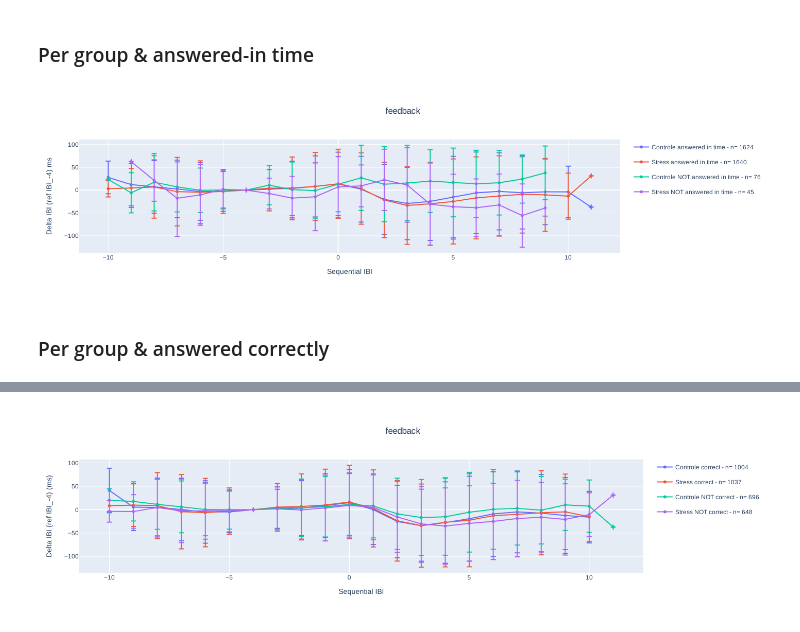
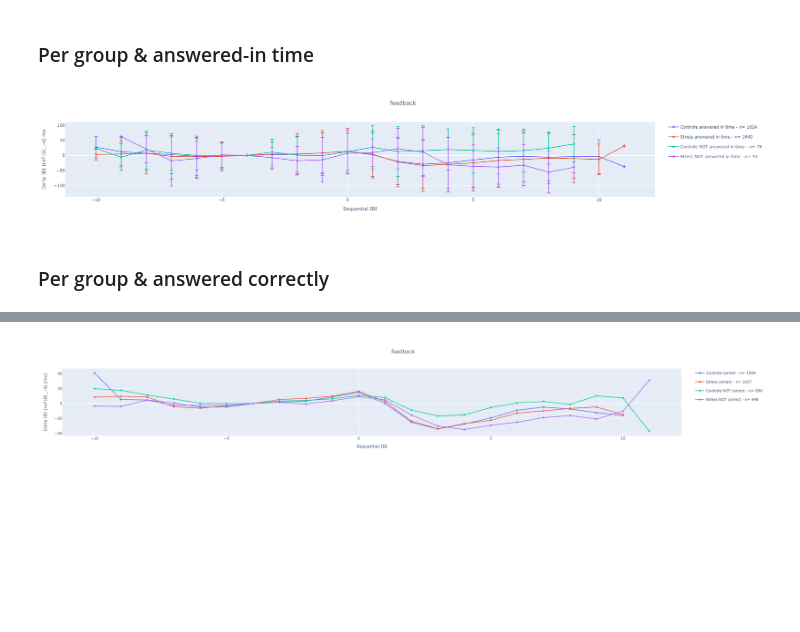
Before and after one commit to mitchelkappen/stress_study_lib_EEGStudy1, a Jupyter notebook: ibi_visualizations.ipynb, the cells around one changed output, grey strips where cells are left out. Drawn from its saved outputs; the diff is of its cells as text; code cells hidden in the pictures; blank space fills up the shorter version.

```diff
--- a/ibi_visualizations.ipynb
+++ b/ibi_visualizations.ipynb
@@ -10,13 +10,13 @@ import plotly.graph_objects as go
 from tqdm.auto import tqdm
 # %%
 # configure user
-user = "jonas"  # set this to mitchel
+user = "mitchel"  # set this to mitchel
 
 if user.lower() == "jonas":
     BASE_PATH = "/users/jonvdrdo/jonas/data/aaa_contextaware/raw/uz_study/"
 elif user.lower() == "mitchel":
     BASE_PATH = "D:/Data/EEG_Study_1/"  # Go check 1_audio_preprocess.py
-DATA_PATH = BASE_PATH + "aligned_data"
+DATA_PATH = BASE_PATH + "uz_study"
 
 if user.lower() == "jonas":
     FEATURES_PATH = ""  # + "/features_gemaps/"
@@ -246,7 +265,7 @@ fig.update_layout(height=400, title=f"feedback", title_x=0.5)
 fig.update_xaxes(title_text="Sequential IBI")
 fig.update_yaxes(title_text=f"Delta IBI (ref IBI_{reference_ibi_pos}) ms")
 # %% [output]
-[figure, old version]
+[figure, new version]
 # %% [markdown]
 ### Per group & answered correctly
 # %%
@@ -276,7 +295,7 @@ for answered_correctly in [True, False]:
             go.Scattergl(
                 x=rr_group_mean.index,
                 y=rr_group_mean,
-                error_y=dict(type="data", array=rr_group_std, visible=True),
+#                 error_y=dict(type="data", array=rr_group_std, visible=True),
                 mode="markers+lines",
                 name=group
                 + f"{' NOT' if not answered_correctly else ''} correct - n= {df_rr_group.shape[1]}",
@@ -290,4 +309,6 @@ fig.update_layout(height=400, title=f"feedback", title_x=0.5)
 fig.update_xaxes(title_text="Sequential IBI")
 fig.update_yaxes(title_text=f"Delta IBI (ref IBI_{reference_ibi_pos}) (ms)")
 fig.show()
+
+# Are TIMEOUTS excluded in the NOT correct?
 # %% [output]
@@ -294 +316 @@ fig.show()
-[figure, old version]
+[figure, new version]
```
Also changed, not shown: parts of 3 cells of this notebook, 8 other files.
